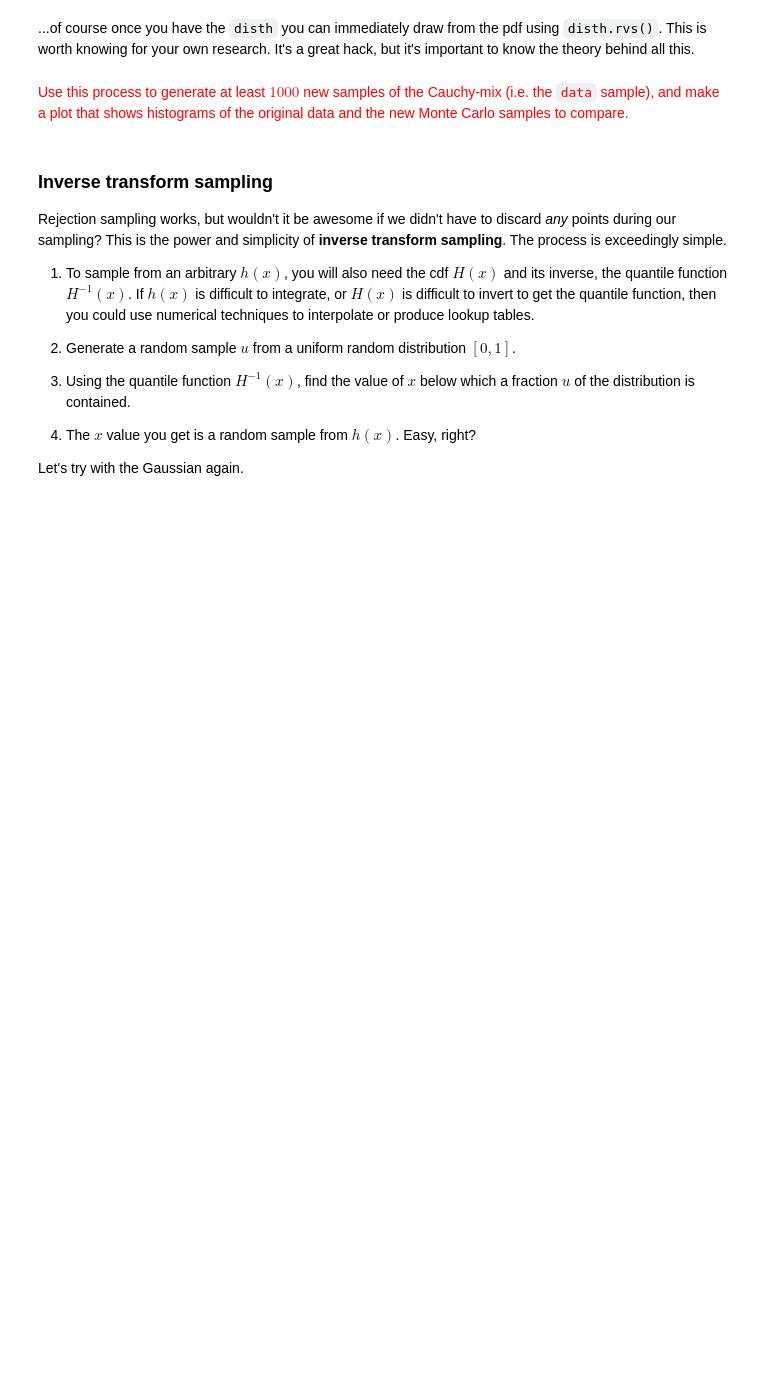
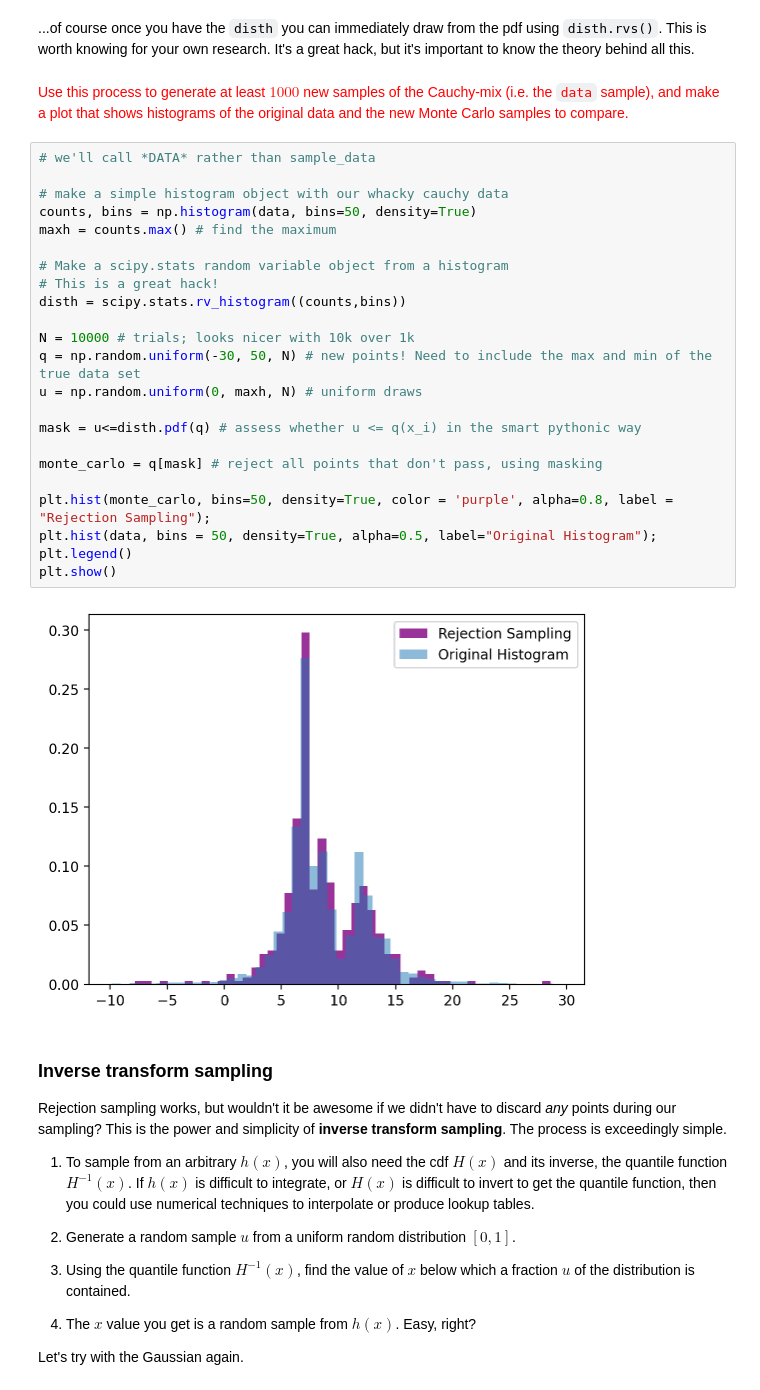
Before and after one commit to Snazzgul/sci-comp-ii-fall24, a Jupyter notebook: working/Lecture_4_multivar_central.ipynb, the cells around one changed output. Saved outputs shown, nothing was run; the diff lists cells and outputs as text; blank space fills up the shorter version.

```diff
--- a/working/Lecture_4_multivar_central.ipynb
+++ b/working/Lecture_4_multivar_central.ipynb
@@ -466,6 +475,31 @@ plt.hist(monte_carlo, bins=50, density=True);
 ...of course once you have the `disth` you can immediately draw from the pdf using `disth.rvs()`. This is worth knowing for your own research. It's a great hack, but it's important to know the theory behind all this.
 # %% [markdown]
 <font color='red'>Use this process to generate at least $1000$ new samples of the Cauchy-mix (i.e. the `data` sample), and make a plot that shows histograms of the original data and the new Monte Carlo samples to compare.</font>
+# %%
+# we'll call *DATA* rather than sample_data
+
+# make a simple histogram object with our whacky cauchy data
+counts, bins = np.histogram(data, bins=50, density=True)
+maxh = counts.max() # find the maximum
+
+# Make a scipy.stats random variable object from a histogram
+# This is a great hack!
+disth = scipy.stats.rv_histogram((counts,bins))
+
+N = 10000 # trials; looks nicer with 10k over 1k
+q = np.random.uniform(-30, 50, N) # new points! Need to include the max and min of the true data set
+u = np.random.uniform(0, maxh, N) # uniform draws
+
+mask = u<=disth.pdf(q) # assess whether u <= q(x_i) in the smart pythonic way
+
+monte_carlo = q[mask] # reject all points that don't pass, using masking
+
+plt.hist(monte_carlo, bins=50, density=True, color = 'purple', alpha=0.8, label = "Rejection Sampling");
+plt.hist(data, bins = 50, density=True, alpha=0.5, label="Original Histogram");
+plt.legend()
+plt.show()
+# %% [output]
+[figure, added]
 # %% [markdown]
 ### Inverse transform sampling
 
```
Also changed, not shown: parts of 6 cells of this notebook.
